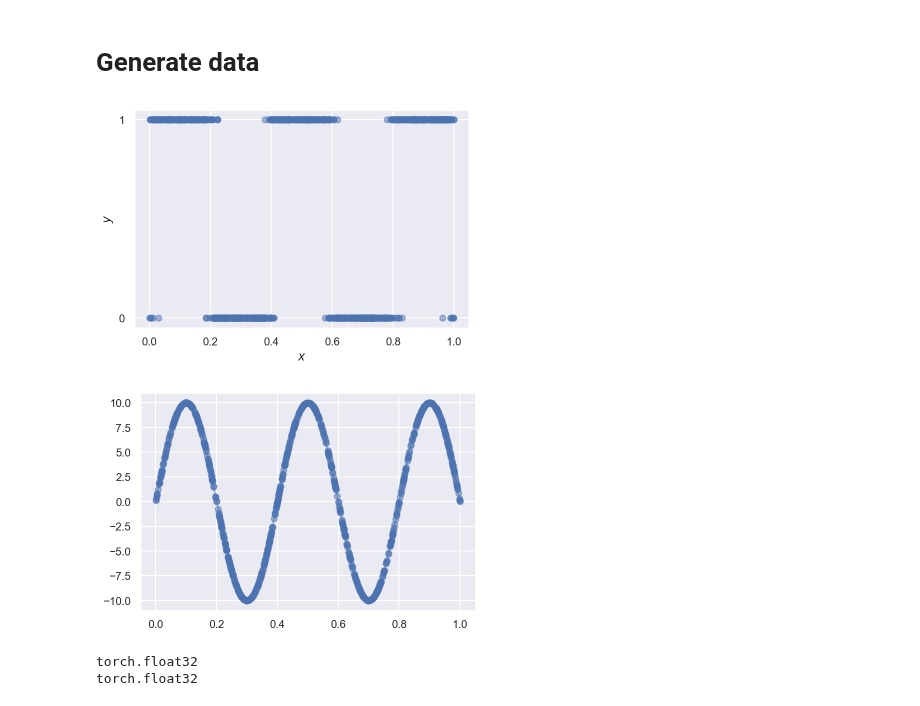
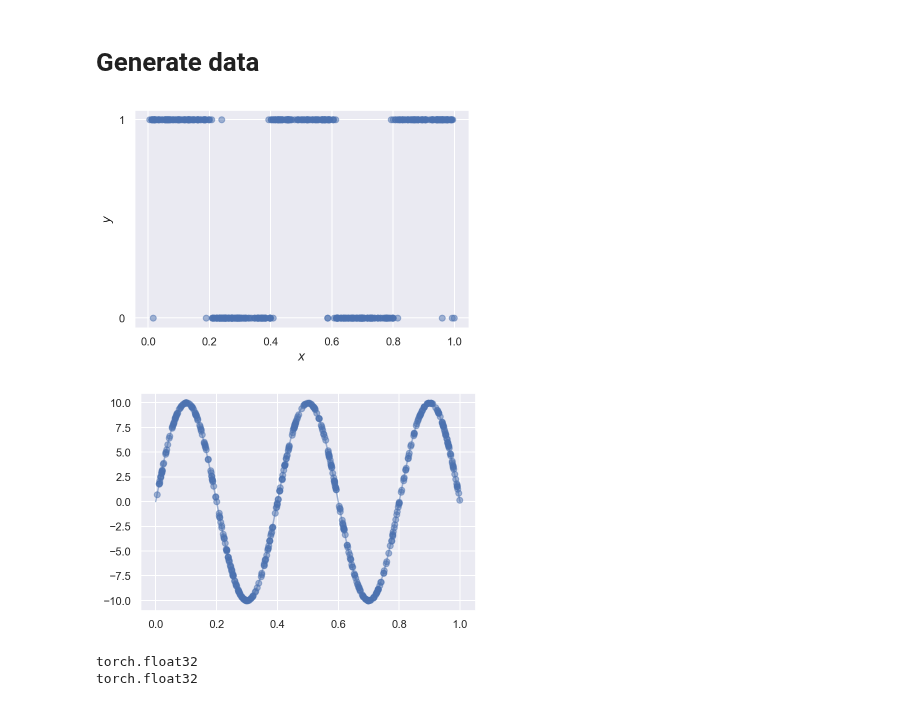
Before and after one commit to AurelienNioche/TransformedGP, a Jupyter notebook: gpytorch-backend/example-custom-likelihood.ipynb, the cells around one changed output. Drawn from its saved outputs; the diff is of its cells as text; code cells hidden in the pictures.

```diff
--- a/gpytorch-backend/example-custom-likelihood.ipynb
+++ b/gpytorch-backend/example-custom-likelihood.ipynb
@@ -27,27 +27,27 @@ np.random.seed(123)
 # %%
 np.random.seed(0)
 
 def true_f(x):
     return np.sin(10*x * np.pi * 0.5) * 10
 
-n = 1000
+n = 500
 x = np.sort(np.random.uniform(0, 1, n))
 f = true_f(x)
 y = scipy.stats.bernoulli.rvs(scipy.special.expit(f))
 
 plt.scatter(x, y, alpha=0.5)
 plt.xlabel('$x$')
 plt.ylabel('$y$')
 plt.yticks([0, 1]);
 # %% [output]
-[figure, old version]
+[figure, new version]
 # %%
 fig, ax = plt.subplots()
 x_plot = np.linspace(0, 1, 100)
 ax.plot(x_plot, true_f(x_plot), alpha=0.5)
 ax.scatter(x, f, alpha=0.5);
 # %% [output]
-[figure, old version]
+[figure, new version]
 # %%
 train_x = torch.from_numpy(x.astype(np.float32))
 train_y = torch.from_numpy(y.astype(np.float32))
```
Also changed, not shown: parts of 4 cells of this notebook, 17 other files.
